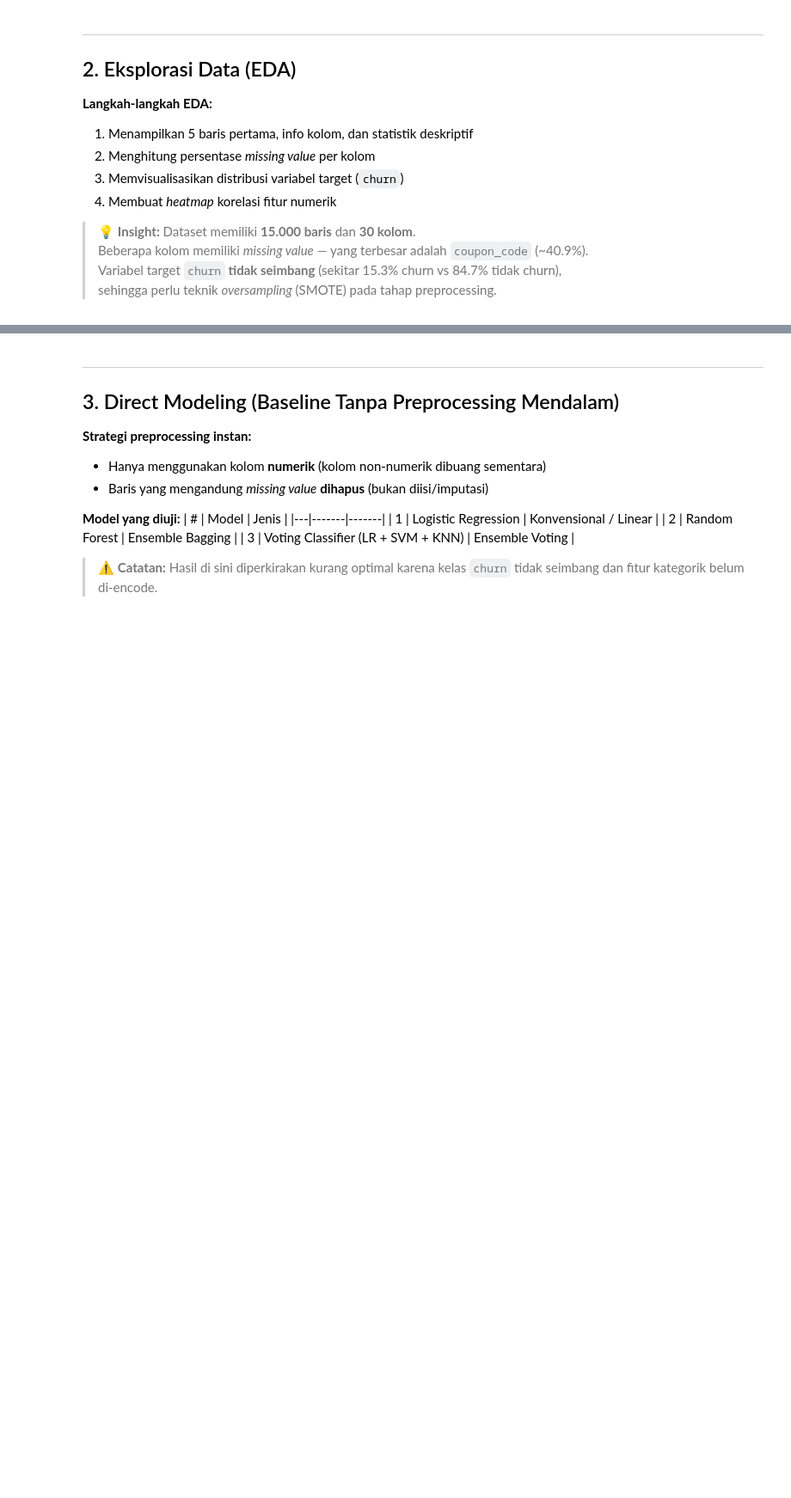
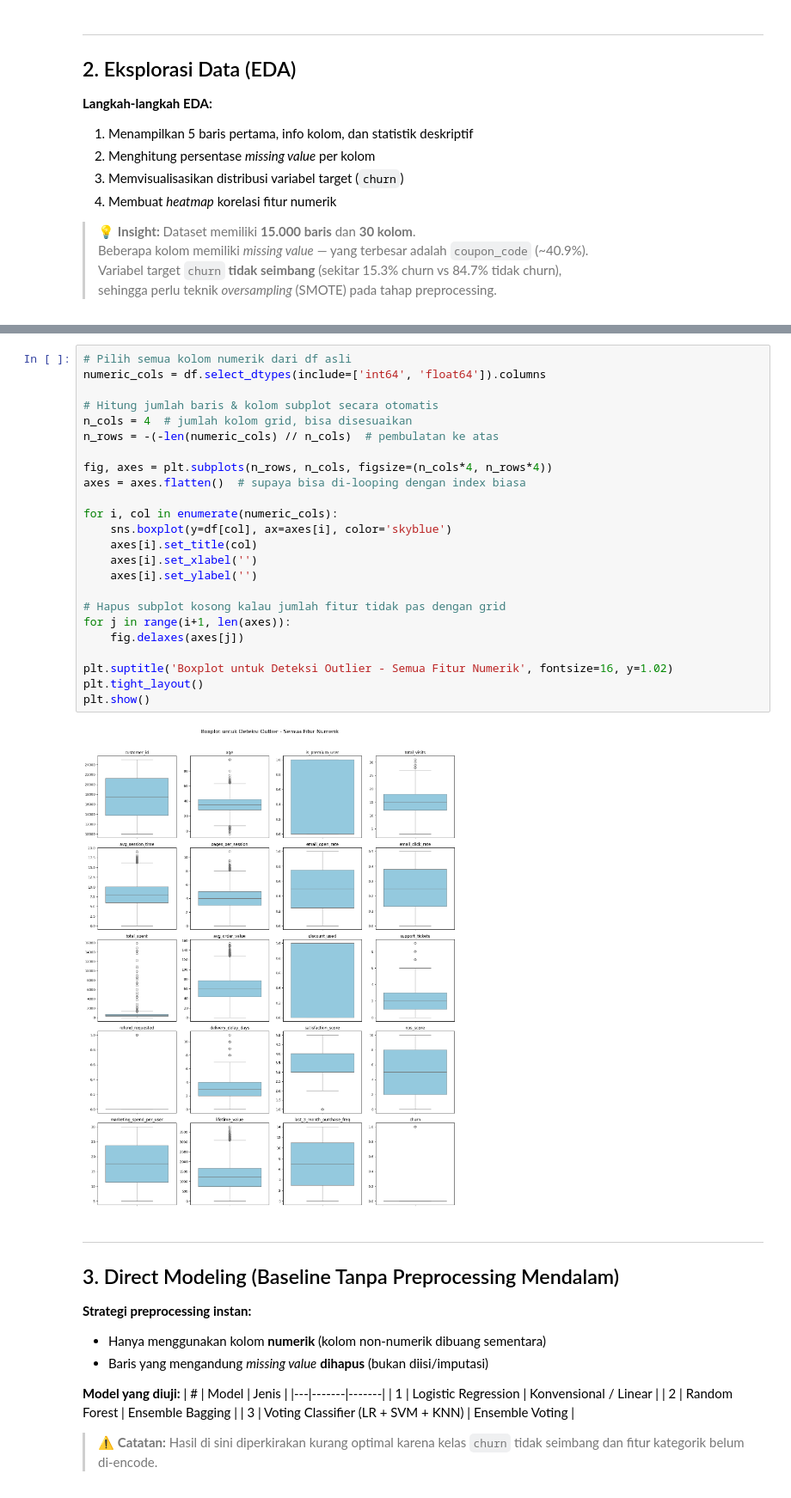
Before and after one commit to GabriellaJovanka/churn-customer-prediction, a Jupyter notebook: UAS_BENGKOD_A112314861.ipynb, the cells around one changed output, grey strips where cells are left out. Shown at 86% size. Saved outputs shown, nothing was run; the diff lists cells and outputs as text; blank space fills up the shorter version.

```diff
--- a/UAS_BENGKOD_A112314861.ipynb
+++ b/UAS_BENGKOD_A112314861.ipynb
@@ -194,6 +195,32 @@ email_open_rate              -0.008439
 total_spent                  -0.163279
 satisfaction_score           -0.303588
 Name: churn, dtype: float64
+# %%
+# Pilih semua kolom numerik dari df asli
+numeric_cols = df.select_dtypes(include=['int64', 'float64']).columns
+
+# Hitung jumlah baris & kolom subplot secara otomatis
+n_cols = 4  # jumlah kolom grid, bisa disesuaikan
+n_rows = -(-len(numeric_cols) // n_cols)  # pembulatan ke atas
+
+fig, axes = plt.subplots(n_rows, n_cols, figsize=(n_cols*4, n_rows*4))
+axes = axes.flatten()  # supaya bisa di-looping dengan index biasa
+
+for i, col in enumerate(numeric_cols):
+    sns.boxplot(y=df[col], ax=axes[i], color='skyblue')
+    axes[i].set_title(col)
+    axes[i].set_xlabel('')
+    axes[i].set_ylabel('')
+
+# Hapus subplot kosong kalau jumlah fitur tidak pas dengan grid
+for j in range(i+1, len(axes)):
+    fig.delaxes(axes[j])
+
+plt.suptitle('Boxplot untuk Deteksi Outlier - Semua Fitur Numerik', fontsize=16, y=1.02)
+plt.tight_layout()
+plt.show()
+# %% [output]
+[figure, added]
 # %% [markdown]
 ---
 ## 3. Direct Modeling (Baseline Tanpa Preprocessing Mendalam)
```
Also changed, not shown: parts of 7 cells of this notebook.
